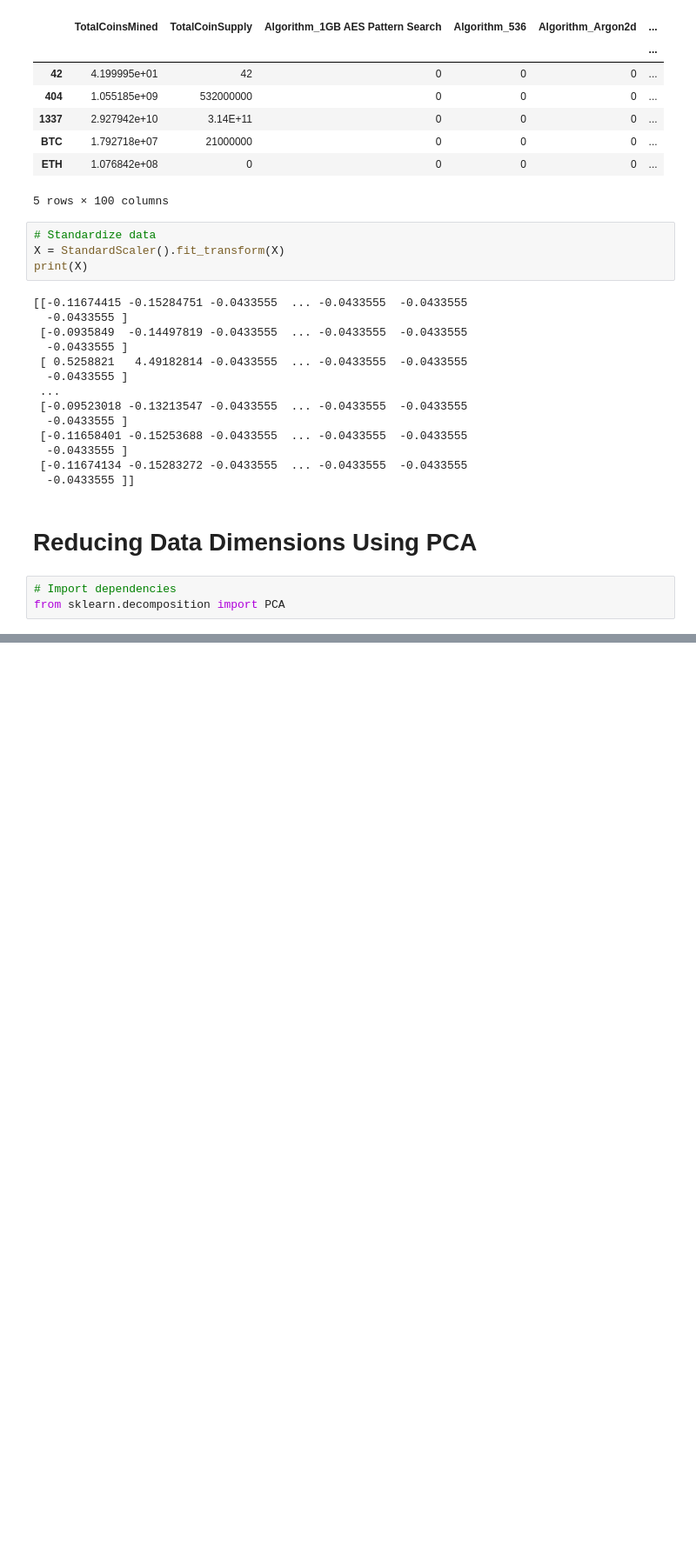
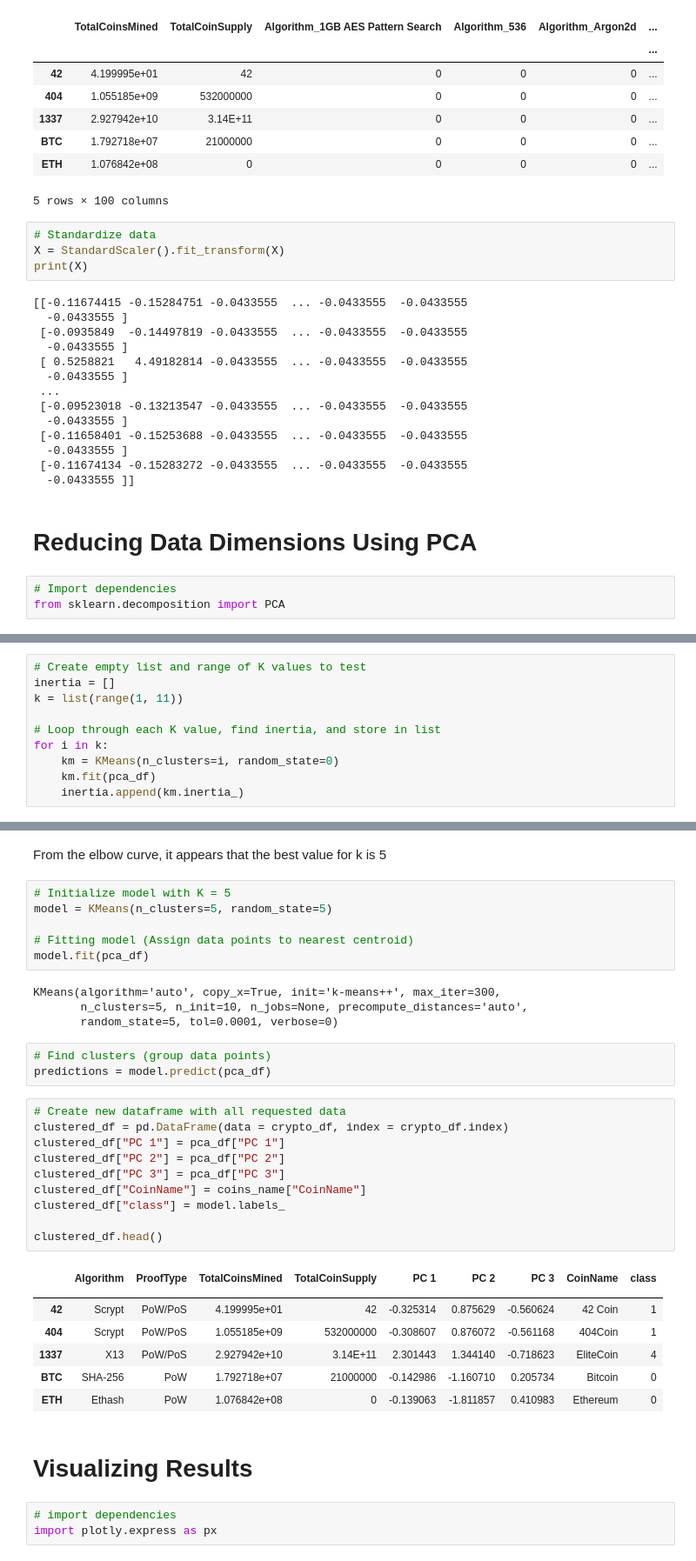
Before and after one commit to Waking-Dreamer/Cryptocurrencies, a Jupyter notebook: Cryptocurrencies.ipynb, the cells around one changed output, grey strips where cells are left out. Shown at 87% size. Drawn from its saved outputs; the diff is of its cells as text; blank space fills up the shorter version.

Commit message:
Adding code for clustering using K-means

```diff
--- a/Cryptocurrencies.ipynb
+++ b/Cryptocurrencies.ipynb
@@ -129,0 +139,10 @@ pca_df.head()
+# %%
+# Create empty list and range of K values to test
+inertia = []
+k = list(range(1, 11))
+
+# Loop through each K value, find inertia, and store in list
+for i in k:
+    km = KMeans(n_clusters=i, random_state=0)
+    km.fit(pca_df)
+    inertia.append(km.inertia_)
@@ -129,0 +156,38 @@ pca_df.head()
+# %% [markdown]
+From the elbow curve, it appears that the best value for k is 5
+# %%
+# Initialize model with K = 5
+model = KMeans(n_clusters=5, random_state=5)
+
+# Fitting model (Assign data points to nearest centroid)
+model.fit(pca_df)
+# %% [output]
+KMeans(algorithm='auto', copy_x=True, init='k-means++', max_iter=300,
+       n_clusters=5, n_init=10, n_jobs=None, precompute_distances='auto',
+       random_state=5, tol=0.0001, verbose=0)
+# %%
+# Find clusters (group data points)
+predictions = model.predict(pca_df)
+# %%
+# Create new dataframe with all requested data
+clustered_df = pd.DataFrame(data = crypto_df, index = crypto_df.index)
+clustered_df["PC 1"] = pca_df["PC 1"]
+clustered_df["PC 2"] = pca_df["PC 2"]
+clustered_df["PC 3"] = pca_df["PC 3"]
+clustered_df["CoinName"] = coins_name["CoinName"]
+clustered_df["class"] = model.labels_
+
+clustered_df.head()
+# %% [output]
+|  | Algorithm | ProofType | TotalCoinsMined | TotalCoinSupply | PC 1 | PC 2 | PC 3 | CoinName | class |
+|  |  |  |  |  |  |  |  |  |  |
+| 42 | Scrypt | PoW/PoS | 4.199995e+01 | 42 | -0.325314 | 0.875629 | -0.560624 | 42 Coin | 1 |
+| 404 | Scrypt | PoW/PoS | 1.055185e+09 | 532000000 | -0.308607 | 0.876072 | -0.561168 | 404Coin | 1 |
+| 1337 | X13 | PoW/PoS | 2.927942e+10 | 3.14E+11 | 2.301443 | 1.344140 | -0.718623 | EliteCoin | 4 |
+| BTC | SHA-256 | PoW | 1.792718e+07 | 21000000 | -0.142986 | -1.160710 | 0.205734 | Bitcoin | 0 |
+| ETH | Ethash | PoW | 1.076842e+08 | 0 | -0.139063 | -1.811857 | 0.410983 | Ethereum | 0 |
+# %% [markdown]
+# Visualizing Results
+# %%
+# import dependencies
+import plotly.express as px
```
Also changed, not shown: parts of 9 cells of this notebook.
